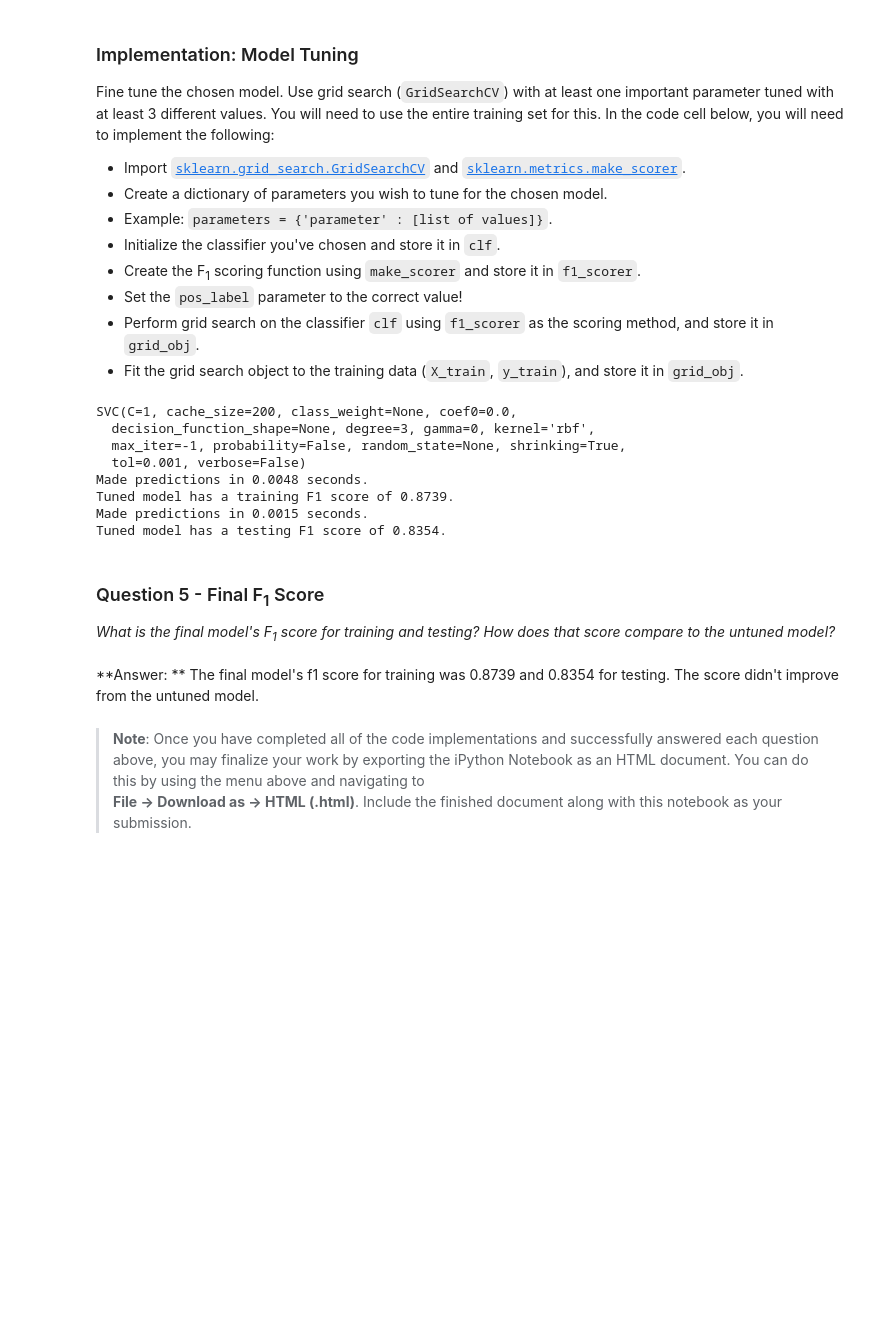
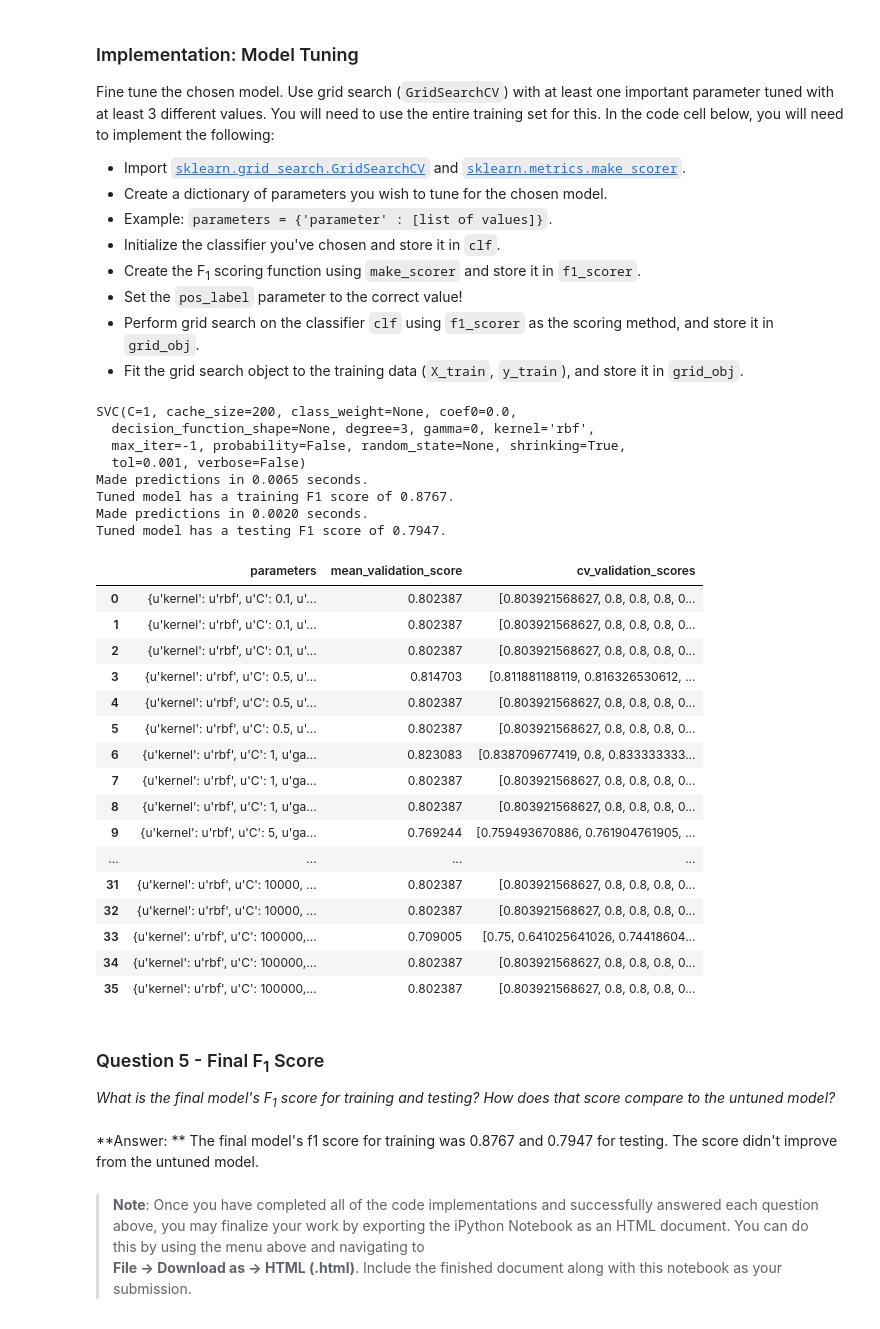
Before and after one commit to cyrano5614/machine_learning_udacity, a Jupyter notebook: projects/student_intervention/student_intervention.ipynb, the cells around one changed output. Saved outputs shown, nothing was run; the diff lists cells and outputs as text; code cells hidden in the pictures; blank space fills up the shorter version.

```diff
--- a/projects/student_intervention/student_intervention.ipynb
+++ b/projects/student_intervention/student_intervention.ipynb
@@ -166,11 +170,14 @@ num_train = 300
 num_test = X_all.shape[0] - num_train
 
 # TODO: Shuffle and split the dataset into the number of training and testing points above
-X_train, X_test, y_train, y_test = train_test_split(X_all, y_all, test_size = num_test, random_state = 7)
+X_train, X_test, y_train, y_test = train_test_split(X_all, y_all, stratify = y_all, test_size = num_test, random_state = 7)
 
 # Show the results of the split
 print "Training set has {} samples.".format(X_train.shape[0])
 print "Testing set has {} samples.".format(X_test.shape[0])
+
+print "Train set 'yes' percentage = {:.2f}%".format(100 * (y_train == 'yes').mean())
+print "Test set 'yes' percentage = {:.2f}%".format(100 * (y_test == 'yes').mean())
 # %% [output]
 Training set has 300 samples.
 Testing set has 95 samples.
@@ -317,9 +326,6 @@ With the predefined functions above, you will now import the three supervised le
 **Note:** Three tables are provided after the following code cell which can be used to store your results.
 # %%
 # TODO: Import the three supervised learning models from sklearn
-# from sklearn import model_A
-# from sklearn import model_B
-# from skearln import model_C
 
 from sklearn.tree import DecisionTreeClassifier
 from sklearn.ensemble import RandomForestClassifier
@@ -330,27 +336,13 @@ clf_A = DecisionTreeClassifier(random_state = 7)
 clf_B = RandomForestClassifier(random_state = 7)
 clf_C = SVC(random_state = 7)
 
-clf_all = [clf_A, clf_B, clf_C]
 
 # TODO: Set up the training set sizes
-X_train_100 = X_train[0:100]
-y_train_100 = y_train[0:100]
-
-X_train_200 = X_train[0:200]
-y_train_200 = y_train[0:200]
-
-X_train_300 = X_train
-y_train_300 = y_train
-
-X_train_all = [X_train_100, X_train_200, X_train_300]
-y_train_all = [y_train_100, y_train_200, y_train_300]
-
 # TODO: Execute the 'train_predict' function for each classifier and each training set size
 # train_predict(clf, X_train, y_train, X_test, y_test)
 
-for clf in clf_all:
-    print '{}'.format(str(clf))
-    for xtrain, ytrain in zip(X_train_all, y_train_all):
-        train_predict(clf, xtrain, ytrain, X_test, y_test)
-        print '\n'
+for clf in [clf_A, clf_B, clf_C]:
+    print "\n{}: \n".format(clf.__class__.__name__)
+    for n in [100, 200, 300]:
+        train_predict(clf, X_train[:n], y_train[:n], X_test, y_test)
 # %% [output]
@@ -434,45 +427,66 @@ Fine tune the chosen model. Use grid search (`GridSearchCV`) with at least one i
 from sklearn.grid_search import GridSearchCV
 from sklearn.metrics import make_scorer
 from sklearn.metrics import f1_score
 
 # TODO: Create the parameters list you wish to tune
-parameters = {'C' : [0.1, 0.5, 1, 5, 10, 20, 30, 40, 100], 'kernel' : ['rbf'], 'gamma' : [0,50,100]}
+parameters = {'C' : [0.1, 0.5, 1, 5, 10, 20, 30, 40, 100, 1000, 10000, 100000], 'kernel' : ['rbf'], 'gamma' : [0,50,100]}
 
 # TODO: Initialize the classifier
 clf = SVC()
 
 # TODO: Make an f1 scoring function using 'make_scorer'
 f1_scorer = make_scorer(f1_score, pos_label = 'yes')
 
 # TODO: Perform grid search on the classifier using the f1_scorer as the scoring method
-grid_obj = GridSearchCV(estimator = clf, param_grid = parameters, scoring = f1_scorer)
+grid_obj = GridSearchCV(estimator = clf, cv = 5, param_grid = parameters, scoring = f1_scorer)
 
 # TODO: Fit the grid search object to the training data and find the optimal parameters
 grid_obj = grid_obj.fit(X_train, y_train)
 
 # Get the estimator
 clf = grid_obj.best_estimator_
 
 print clf
 
 # Report the final F1 score for training and testing after parameter tuning
 print "Tuned model has a training F1 score of {:.4f}.".format(predict_labels(clf, X_train, y_train))
 print "Tuned model has a testing F1 score of {:.4f}.".format(predict_labels(clf, X_test, y_test))
+
+from IPython.display import display
+
+display(pd.DataFrame(grid_obj.grid_scores_))
 # %% [output]
 SVC(C=1, cache_size=200, class_weight=None, coef0=0.0,
   decision_function_shape=None, degree=3, gamma=0, kernel='rbf',
   max_iter=-1, probability=False, random_state=None, shrinking=True,
   tol=0.001, verbose=False)
-Made predictions in 0.0048 seconds.
-Tuned model has a training F1 score of 0.8739.
-Made predictions in 0.0015 seconds.
-Tuned model has a testing F1 score of 0.8354.
+Made predictions in 0.0065 seconds.
+Tuned model has a training F1 score of 0.8767.
+Made predictions in 0.0020 seconds.
+Tuned model has a testing F1 score of 0.7947.
+|  | parameters | mean_validation_score | cv_validation_scores |
+| 0 | {u'kernel': u'rbf', u'C': 0.1, u'... | 0.802387 | [0.803921568627, 0.8, 0.8, 0.8, 0... |
+| 1 | {u'kernel': u'rbf', u'C': 0.1, u'... | 0.802387 | [0.803921568627, 0.8, 0.8, 0.8, 0... |
+| 2 | {u'kernel': u'rbf', u'C': 0.1, u'... | 0.802387 | [0.803921568627, 0.8, 0.8, 0.8, 0... |
+| 3 | {u'kernel': u'rbf', u'C': 0.5, u'... | 0.814703 | [0.811881188119, 0.816326530612, ... |
+| 4 | {u'kernel': u'rbf', u'C': 0.5, u'... | 0.802387 | [0.803921568627, 0.8, 0.8, 0.8, 0... |
+| 5 | {u'kernel': u'rbf', u'C': 0.5, u'... | 0.802387 | [0.803921568627, 0.8, 0.8, 0.8, 0... |
+| 6 | {u'kernel': u'rbf', u'C': 1, u'ga... | 0.823083 | [0.838709677419, 0.8, 0.833333333... |
+| 7 | {u'kernel': u'rbf', u'C': 1, u'ga... | 0.802387 | [0.803921568627, 0.8, 0.8, 0.8, 0... |
+| 8 | {u'kernel': u'rbf', u'C': 1, u'ga... | 0.802387 | [0.803921568627, 0.8, 0.8, 0.8, 0... |
+| 9 | {u'kernel': u'rbf', u'C': 5, u'ga... | 0.769244 | [0.759493670886, 0.761904761905, ... |
+| ... | ... | ... | ... |
+| 31 | {u'kernel': u'rbf', u'C': 10000, ... | 0.802387 | [0.803921568627, 0.8, 0.8, 0.8, 0... |
+| 32 | {u'kernel': u'rbf', u'C': 10000, ... | 0.802387 | [0.803921568627, 0.8, 0.8, 0.8, 0... |
+| 33 | {u'kernel': u'rbf', u'C': 100000,... | 0.709005 | [0.75, 0.641025641026, 0.74418604... |
+| 34 | {u'kernel': u'rbf', u'C': 100000,... | 0.802387 | [0.803921568627, 0.8, 0.8, 0.8, 0... |
+| 35 | {u'kernel': u'rbf', u'C': 100000,... | 0.802387 | [0.803921568627, 0.8, 0.8, 0.8, 0... |
 # %% [markdown]
 ### Question 5 - Final F<sub>1</sub> Score
 *What is the final model's F<sub>1</sub> score for training and testing? How does that score compare to the untuned model?*
 # %% [markdown]
 **Answer: **
-The final model's f1 score for training was 0.8739 and 0.8354 for testing.  The score didn't improve from the untuned model.
+The final model's f1 score for training was 0.8767 and 0.7947 for testing.  The score didn't improve from the untuned model.
 # %% [markdown]
 > **Note**: Once you have completed all of the code implementations and successfully answered each question above, you may finalize your work by exporting the iPython Notebook as an HTML document. You can do this by using the menu above and navigating to
 **File -> Download as -> HTML (.html)**. Include the finished document along with this notebook as your submission.
```
Also changed, not shown: parts of 7 cells of this notebook.
